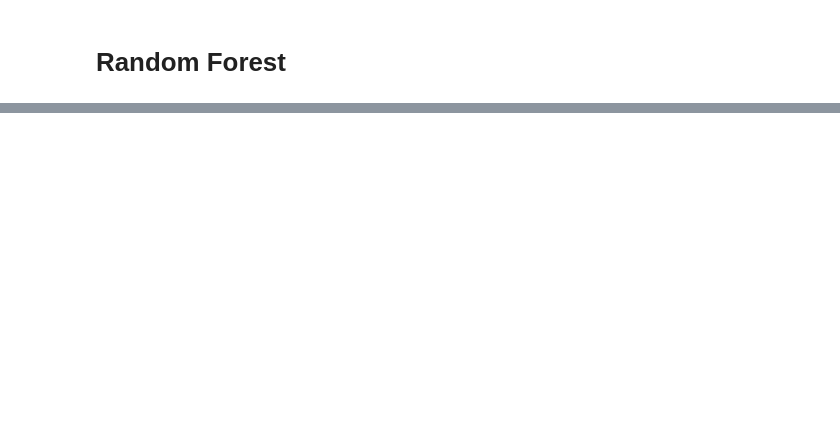
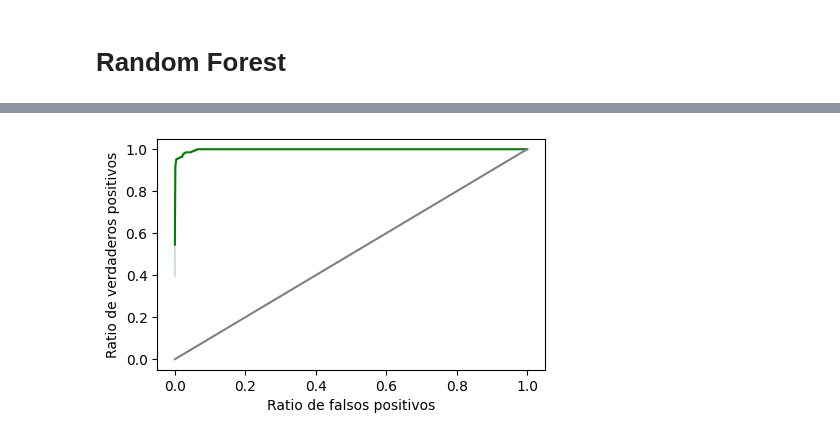
Before and after one commit to ngcarvajall/Proyecto8---Predicci-n-de-Retenci-n-de-Empleados, a Jupyter notebook: Metricas/metricas.ipynb, the cells around one changed output, grey strips where cells are left out. Saved outputs shown, nothing was run; the diff lists cells and outputs as text; code cells hidden in the pictures; blank space fills up the shorter version.

```diff
--- a/Metricas/metricas.ipynb
+++ b/Metricas/metricas.ipynb
@@ -139,0 +219,4 @@ array([9.40000000e-01, 2.67673301e-04, 1.75985222e-02, ...,
+# %%
+logistica.graficar_roc('gradient_boosting')
+# %% [output]
+[figure, added]
```
Also changed, not shown: parts of 19 cells of this notebook, 1 other file.
